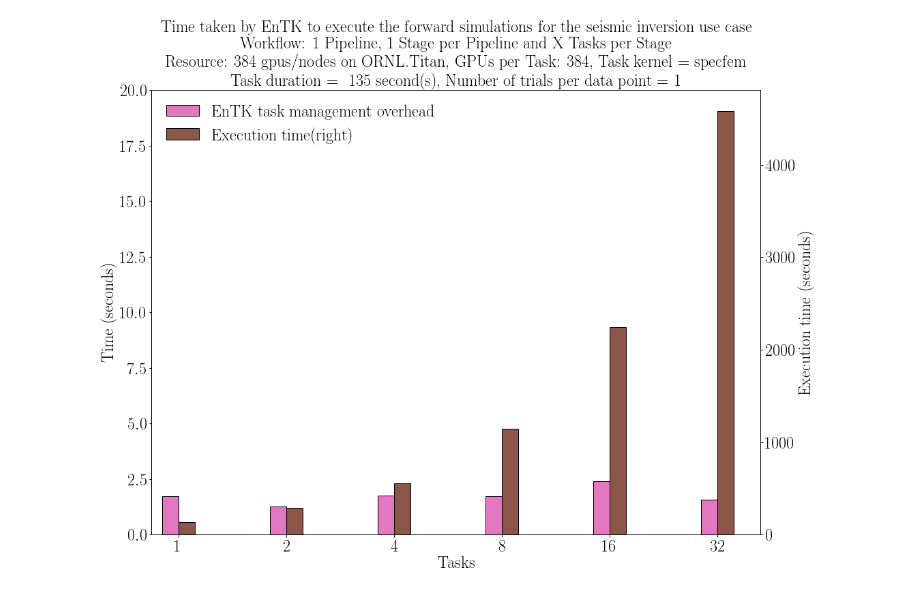
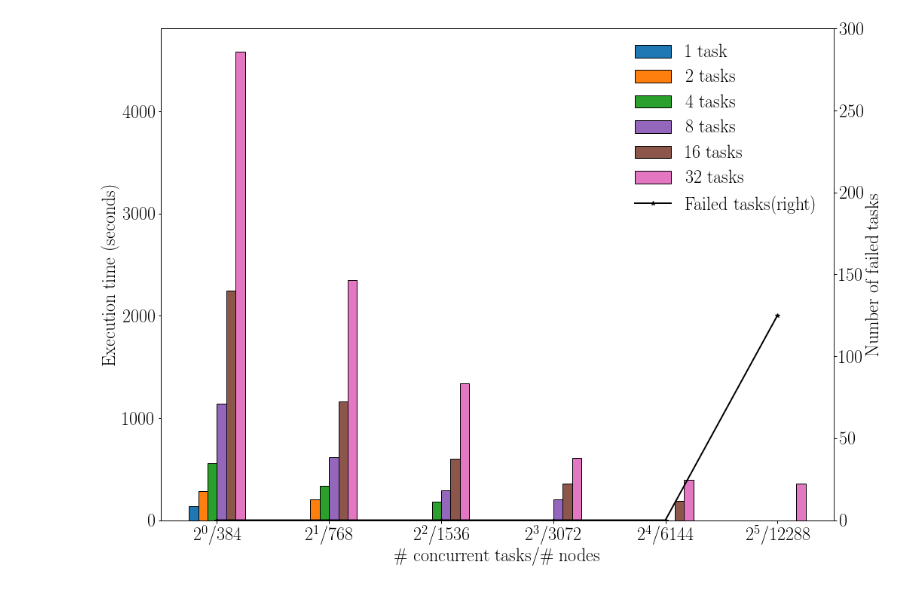
Before and after one commit to radical-experiments/entk-experiments, a Jupyter notebook: specfem/notebook/plotme.ipynb, the cells around one changed output. Cells and saved outputs as stored; diff of their text form; code cells hidden in the pictures.

Commit message:
completed plot

```diff
--- a/specfem/notebook/plotme.ipynb
+++ b/specfem/notebook/plotme.ipynb
@@ -91,17 +91,18 @@ for i in range(len(tableau20)):
 def fig_setup():
     fig = plt.figure(figsize=(16,12))
     ax = fig.add_subplot(111)
-    ax.spines["top"].set_visible(False)
-    ax.spines["right"].set_visible(False)
+    #ax.spines["top"].set_visible(False)
+    #ax.spines["right"].set_visible(False)
     ax.get_xaxis().tick_bottom()
     ax.get_yaxis().tick_left()
 
     return fig, ax
 # %%
 # Constants
+concurrency = [1,2,4,8,16,32]
 tasks = [1,2,4,8,16,32]
 trials=1
-data_loc = '../raw_data/serial_execution'
+data_loc = '../raw_data/concurrent_execution'
 FONTSIZE=SIZE
 # %%
 # Generate task uids
@@ -253,51 +305,50 @@ print df
 # %%
 fig, ax = fig_setup()
 
-width=0.15
-ax = df.plot(kind='bar',
+
+ax2 = df_failed.plot(kind='line',
              ax=ax,
-             yerr=df_err,
              fontsize=FONTSIZE,
-             y = df.columns.drop('Execution time').tolist(),
-             width=width,
-             position=1,
+             marker = '*',
+             color = ['black'],
              legend=False,
-             #ylim=(0,200),
-             color=tableau20[12],
-             title=  'Time taken by EnTK to execute the forward simulations for the seismic inversion use case \n'+
-                     'Workflow: 1 Pipeline, 1 Stage per Pipeline and X Tasks per Stage \n'+
-                     'Resource: 384 gpus/nodes on ORNL.Titan, '+
-                     'GPUs per Task: 384, ' +
-                     'Task kernel = specfem \n'+
-                     'Task duration = ~135 second(s), '+
-                     'Number of trials per data point = %s'%trials)
+             secondary_y=True
+            )
 
-ax2 = df['Execution time'].plot(ax=ax,
-                                legend=False,
-                                yerr = df_err['Execution time'],
-                                kind='bar',
-                                secondary_y=True,
-                                width=width,
-                                rot=0,
-                                color=tableau20[10],
-                                position=0)
+ax1 = df_exec.plot(kind='bar',
+             ax=ax,
+             fontsize=FONTSIZE,
+            legend=False,
+             color = [tableau20[0],tableau20[2],tableau20[4],tableau20[8],tableau20[10],tableau20[12]],
+                   rot=0
+#              title=  'Execution time when running the forward simulations using EnTK\n'+
+#                      'Workflow: 1 Pipeline, 1 Stage per Pipeline and [1,2,4,8,16,32] Tasks per Stage \n'+
+#                      'Resource: X*384 GPUs on ORNL.Titan, '+
+#                      'GPUs per Task: 384 \n' +
+#                      'Task kernel = specfem'
+        )
 
-ax.set_xlabel('Tasks', fontsize=FONTSIZE)
-ax.set_ylabel('Time (seconds)', fontsize=FONTSIZE)
-ax.set_title(ax.get_title(), fontsize=FONTSIZE)
-ax2.set_ylabel('Execution time (seconds)', fontsize=FONTSIZE)
-#ax.set_xticklabels(['P-16,S-1,T-1','P-1,S-16,T-1','P-1,S-1,T-16'])
-ax.set_ylim(0,20)
-#ax2.set_ylim(0,1600)
-#plt.gca().set_xlim([-1.,2.5])
 
-h1, l1 = ax.get_legend_handles_labels()
+
+
+
+ax.set_xlabel('\# concurrent tasks/\# nodes', fontsize=FONTSIZE)
+ax.set_ylabel('Execution time (seconds)', fontsize=FONTSIZE)
+
+xlabels = ['\(2^%s\)/%s'%(int(log(x,2)),x*384) for x in concurrency]
+ax1.set_xticklabels(xlabels)
+ax2.set_ylim(0,300)
+ax2.set_ylabel('Number of failed tasks')
+
+
+h1, l1 = ax1.get_legend_handles_labels()
 h2, l2 = ax2.get_legend_handles_labels()
-labels = l1 + [l2[0] + '(right)']
+labels = ['%s task'%l1[0]] + ['%s tasks'%l for l in l1[1:]] + [str(l2[0]) + '(right)']
 handles = h1 + h2
-plt.legend(handles,labels,fontsize=FONTSIZE, loc='upper left')
+plt.legend(handles,labels,fontsize=FONTSIZE, loc='upper right')
 
-fig.savefig('../plots/entk_rp_overheads_varying_tasks_specfem_titan.pdf', dpi=100, bbox_inches='tight')
-fig.savefig('../plots/entk_rp_overheads_varying_tasks_specfem_titan.png', dpi=100, bbox_inches='tight')
+
+fig.savefig('../plots/specfem_exec_time_varying_concurrency_titan_without_title.pdf', dpi=100, bbox_inches='tight')
+fig.savefig('../plots/specfem_exec_time_varying_concurrency_titan_without_title.png', dpi=100, bbox_inches='tight')
 # %% [output]
-[figure, old version]
+[figure, new version]
```
Also changed, not shown: parts of 4 cells of this notebook, 8 other files.
